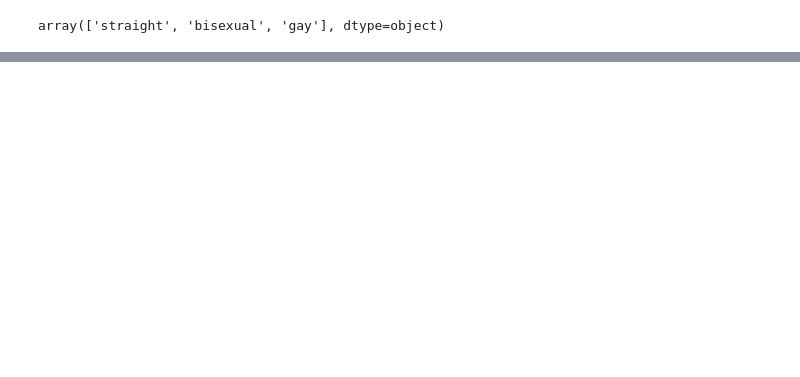
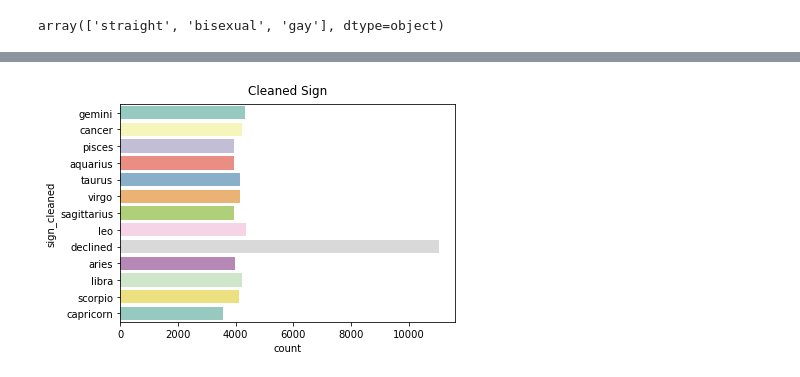
Before and after one commit to Manochitra20/OkCupid_Dating_with_ML, a Jupyter notebook: Cleaned_OC_Cupid_Profile (R).ipynb, the cells around one changed output, grey strips where cells are left out. Saved outputs shown, nothing was run; the diff lists cells and outputs as text; code cells hidden in the pictures; blank space fills up the shorter version.

```diff
--- a/Cleaned_OC_Cupid_Profile (R).ipynb
+++ b/Cleaned_OC_Cupid_Profile (R).ipynb
@@ -71,0 +216,3 @@ array(['straight', 'bisexual', 'gay'], dtype=object)
+# %%
+working_df['sign_cleaned'] = working_df.sign.str.split().str.get(0)
+working_df['sign_cleaned']
@@ -71,0 +232,10 @@ array(['straight', 'bisexual', 'gay'], dtype=object)
+# %%
+fig, ax = plt.subplots()
+ax = sns.countplot(data = working_df, y = 'sign_cleaned', palette = 'Set3')
+labels = [item.get_text() for item in ax.get_yticklabels()]
+ax.set_title("Cleaned Sign", pad=10)
+ax.set_yticks(range(len(labels)))
+ax.set_yticklabels(labels, fontsize=10)
+plt.show()
+# %% [output]
+[figure, added]
```
Also changed, not shown: parts of 19 cells of this notebook, 1 other file.
